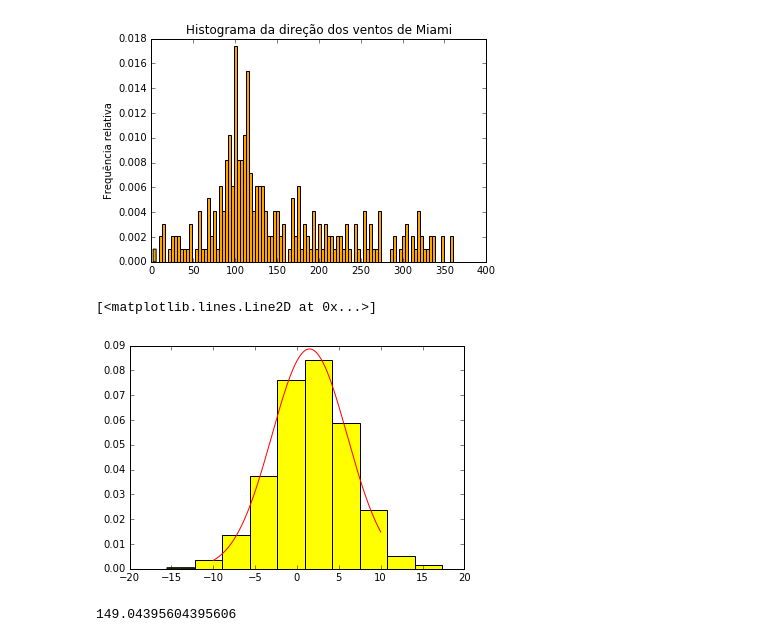
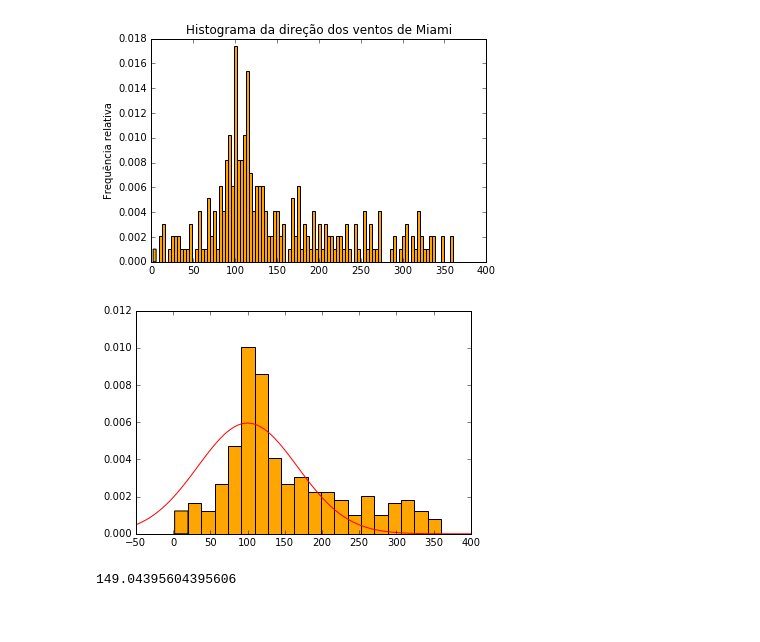
Before and after one commit to brunodratcu/CD_nao_bugado, a Jupyter notebook: miniporjeto1/MiniProjeto1 Layout.ipynb, the cells around one changed output. Saved outputs shown, nothing was run; the diff lists cells and outputs as text; code cells hidden in the pictures.

```diff
--- a/miniporjeto1/MiniProjeto1 Layout.ipynb
+++ b/miniporjeto1/MiniProjeto1 Layout.ipynb
@@ -101,14 +89,14 @@ max      360.000000
 Name: Direção do vento, dtype: float64
 [figure]
 # %%
-#Histograma com a distribuição teorica e parametros estimados
+#Histograma com a distribuição teorica (normal) e parametros estimados
 
-x = np.linspace(-10, 10, 10000)
-y = norm.pdf(x, loc=1.5, scale=4.5)
+x = np.linspace(-50, 400, 100)
+y = norm.pdf(x, loc=100, scale=67)
+hist = plt.hist(direcao, normed=True, bins=20, color="orange")
 
-dados = norm.rvs(loc=1.5, scale=4.5, size=2000)
-plt.hist(dados, normed=True, color="yellow")
+
 plt.plot(x,y, color="r")
+plt.show()
 # %% [output]
-[<matplotlib.lines.Line2D at 0x...>]
-[figure, old version]
+[figure, new version]
```
Also changed, not shown: parts of 12 cells of this notebook.
